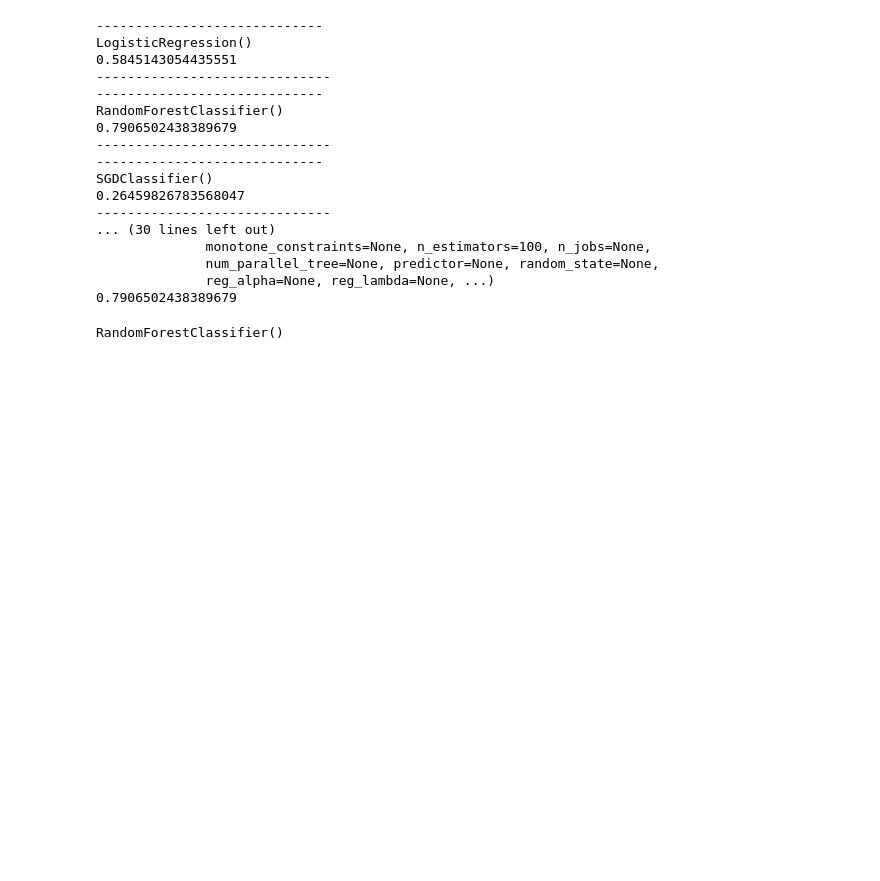
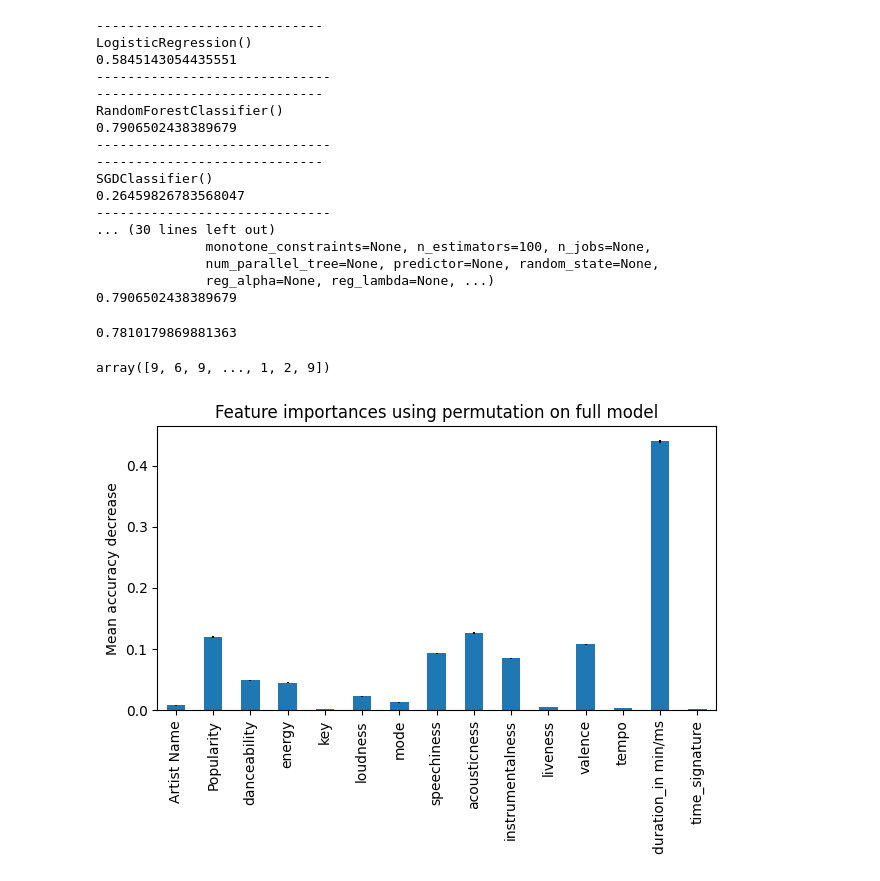
Before and after one commit to mohannadrateb/Data-Science-Eng-Portfolio, a Jupyter notebook: Classification/Music_genre_classification/Music_classification.ipynb, the cells around one changed output. Cells and saved outputs as stored; diff of their text form; code cells hidden in the pictures; blank space fills up the shorter version.

Commit message:
Feature importance

```diff
--- a/Classification/Music_genre_classification/Music_classification.ipynb
+++ b/Classification/Music_genre_classification/Music_classification.ipynb
@@ -336,7 +339,18 @@ SGDClassifier()
               num_parallel_tree=None, predictor=None, random_state=None,
               reg_alpha=None, reg_lambda=None, ...)
 0.7906502438389679
+# %%
+best_model.fit(X_res,y_res)
+x_train,x_val,y_train,y_val= train_test_split(X_res,y_res,test_size= 0.3,random_state = 42)
+best_model.fit(x_train, y_train)
+y_pred = best_model.predict(x_val)
+acc=best_model.score(x_val,y_val)
 # %%
-print(best_model)
+print(acc)
 # %% [output]
-RandomForestClassifier()
+0.7810179869881363
+# %%
+predictions = best_model.predict(df_test)
+submission = pd.DataFrame({'Id': test_id, 'genre_pred': predictions })
+# %% [output]
+array([9, 6, 9, ..., 1, 2, 9])
@@ -342,0 +359,14 @@ RandomForestClassifier()
+# %%
+feature_names = df_test.columns
+result = permutation_importance(
+    best_model, X_res, y_res, n_repeats=10, random_state=42, n_jobs=2
+)
+forest_importances = pd.Series(result.importances_mean, index=feature_names)
+fig, ax = plt.subplots()
+forest_importances.plot.bar(yerr=result.importances_std, ax=ax)
+ax.set_title("Feature importances using permutation on full model")
+ax.set_ylabel("Mean accuracy decrease")
+fig.tight_layout()
+plt.show()
+# %% [output]
+[figure, added]
```
Also changed, not shown: parts of 2 cells of this notebook.
